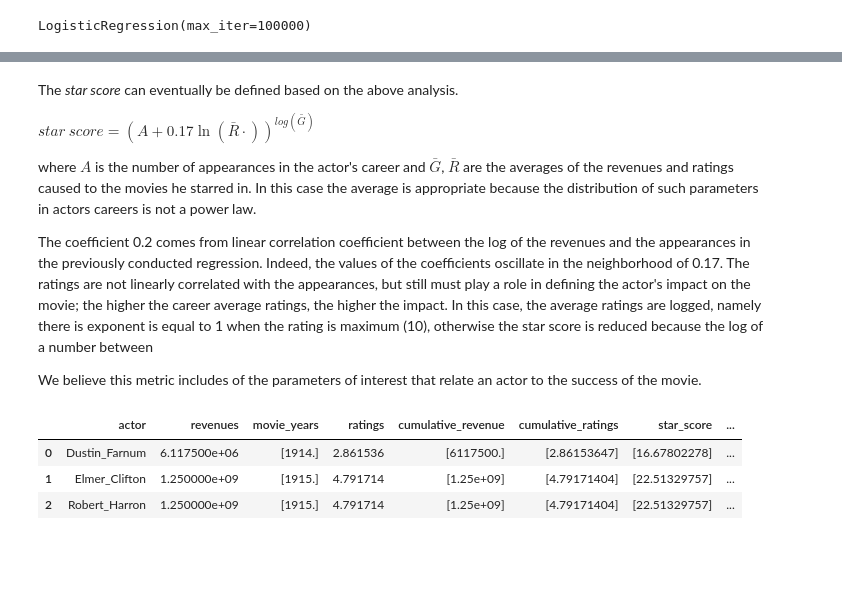
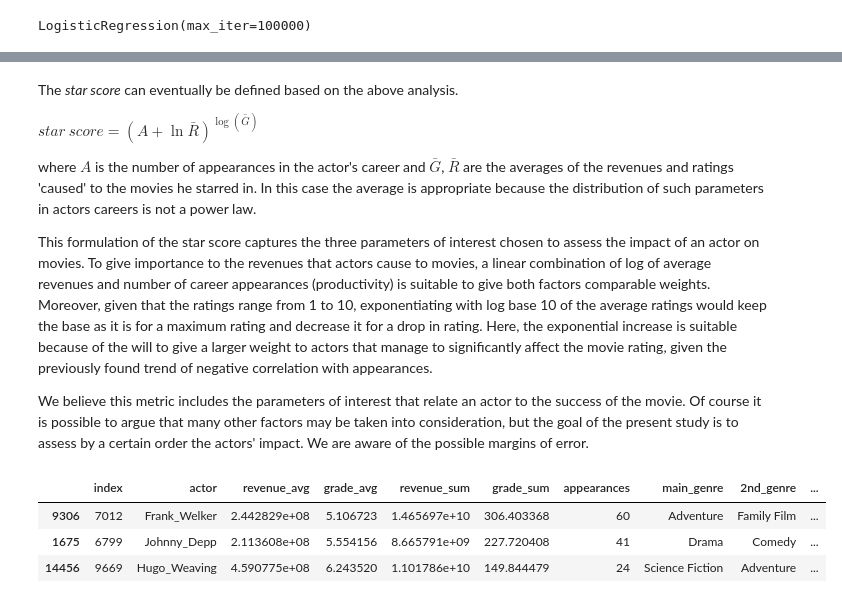
Before and after one commit to louisleger/ada-final-project, a Jupyter notebook: src/Observational_study.ipynb, the cells around one changed output, grey strips where cells are left out. Saved outputs shown, nothing was run; the diff lists cells and outputs as text; code cells hidden in the pictures; blank space fills up the shorter version.

```diff
--- a/src/Observational_study.ipynb
+++ b/src/Observational_study.ipynb
@@ -445,10 +346,10 @@ print(coef.C1.mean())
 # %% [markdown]
 The *star score* can eventually be defined based on the above analysis.
 
-$star\ score = \left(A + 0.17\ln{(\bar{R} \cdot)}\right)^{log(\bar{G})}$
+$star\ score = (A + \ln{\bar{R}})^{\log{(\bar{G})}}$
 
-where $A$ is the number of appearances in the actor's career and $\bar{G}$, $\bar{R}$ are the averages of the revenues and ratings caused to the movies he starred in. In this case the average is appropriate because the distribution of such parameters in actors careers is not a power law.
+where $A$ is the number of appearances in the actor's career and $\bar{G}$, $\bar{R}$ are the averages of the revenues and ratings 'caused' to the movies he starred in. In this case the average is appropriate because the distribution of such parameters in actors careers is not a power law.
 
-The coefficient 0.2 comes from linear correlation coefficient between the log of the revenues and the appearances in the previously conducted regression. Indeed, the values of the coefficients oscillate in the neighborhood of 0.17. The ratings are not linearly correlated with the appearances, but still must play a role in defining the actor's impact on the movie; the higher the career average ratings, the higher the impact. In this case, the average ratings are logged, namely there is exponent is equal to 1 when the rating is maximum (10), otherwise the star score is reduced because the log of a number between
+This formulation of the star score captures the three parameters of interest chosen to assess the impact of an actor on movies. To give importance to the revenues that actors cause to movies, a linear combination of log of average revenues and number of career appearances (productivity) is suitable to give both factors comparable weights. Moreover, given that the ratings range from 1 to 10, exponentiating with log base 10 of the average ratings would keep the base as it is for a maximum rating and decrease it for a drop in rating. Here, the exponential increase is suitable because of the will to give a larger weight to actors that manage to significantly affect the movie rating, given the previously found trend of negative correlation with appearances.
 
-We believe this metric includes of the parameters of interest that relate an actor to the success of the movie.
+We believe this metric includes the parameters of interest that relate an actor to the success of the movie. Of course it is possible to argue that many other factors may be taken into consideration, but the goal of the present study is to assess by a certain order the actors' impact. We are aware of the possible margins of error.
@@ -460,8 +359 @@ actors['ss'] = (actors['appearances'] + 0.17*actors['log_revenue'])**np.log10(ac
-# %%
-actors.head(3)
-# %% [output]
-|  | actor | revenues | movie_years | ratings | cumulative_revenue | cumulative_ratings | star_score | ... |
-| 0 | Dustin_Farnum | 6.117500e+06 | [1914.] | 2.861536 | [6117500.] | [2.86153647] | [16.67802278] | ... |
-| 1 | Elmer_Clifton | 1.250000e+09 | [1915.] | 4.791714 | [1.25e+09] | [4.79171404] | [22.51329757] | ... |
-| 2 | Robert_Harron | 1.250000e+09 | [1915.] | 4.791714 | [1.25e+09] | [4.79171404] | [22.51329757] | ... |
 # %%
@@ -469 +361,8 @@ actors.sort_values('ss', inplace=True, ascending=False)
+# %%
+balanced_df.head(3)
+# %% [output]
+|  | index | actor | revenue_avg | grade_avg | revenue_sum | grade_sum | appearances | main_genre | 2nd_genre | ... |
+| 9306 | 7012 | Frank_Welker | 2.442829e+08 | 5.106723 | 1.465697e+10 | 306.403368 | 60 | Adventure | Family Film | ... |
+| 1675 | 6799 | Johnny_Depp | 2.113608e+08 | 5.554156 | 8.665791e+09 | 227.720408 | 41 | Drama | Comedy | ... |
+| 14456 | 9669 | Hugo_Weaving | 4.590775e+08 | 6.243520 | 1.101786e+10 | 149.844479 | 24 | Science Fiction | Adventure | ... |
 # %% [markdown]
```
Also changed, not shown: parts of 28 cells of this notebook, 1 other file.
